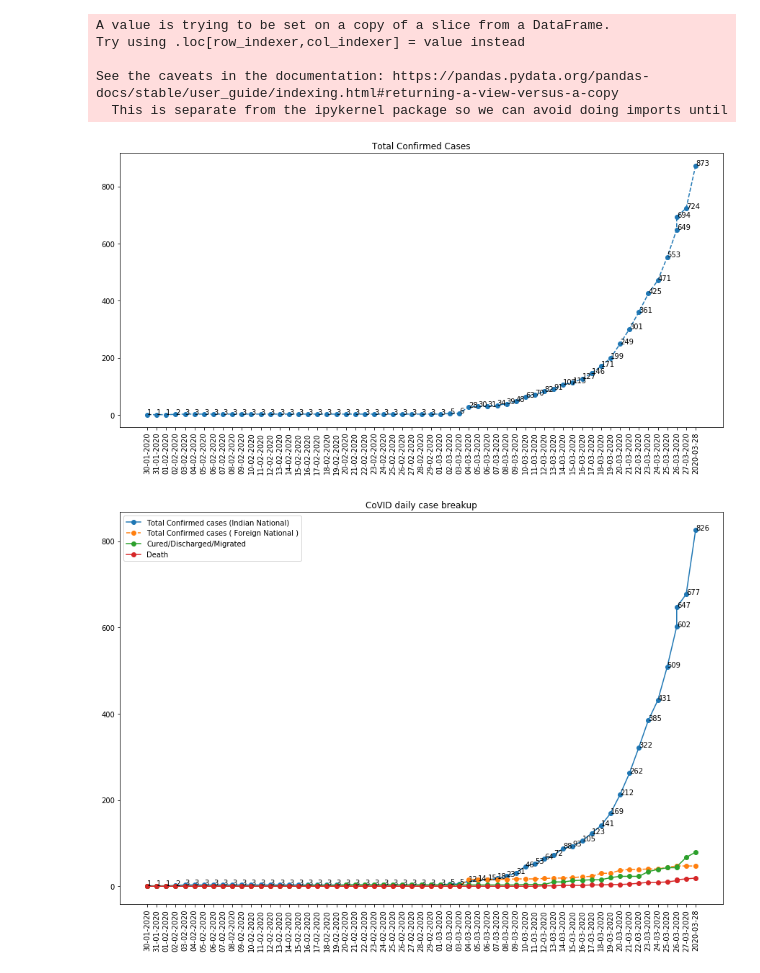
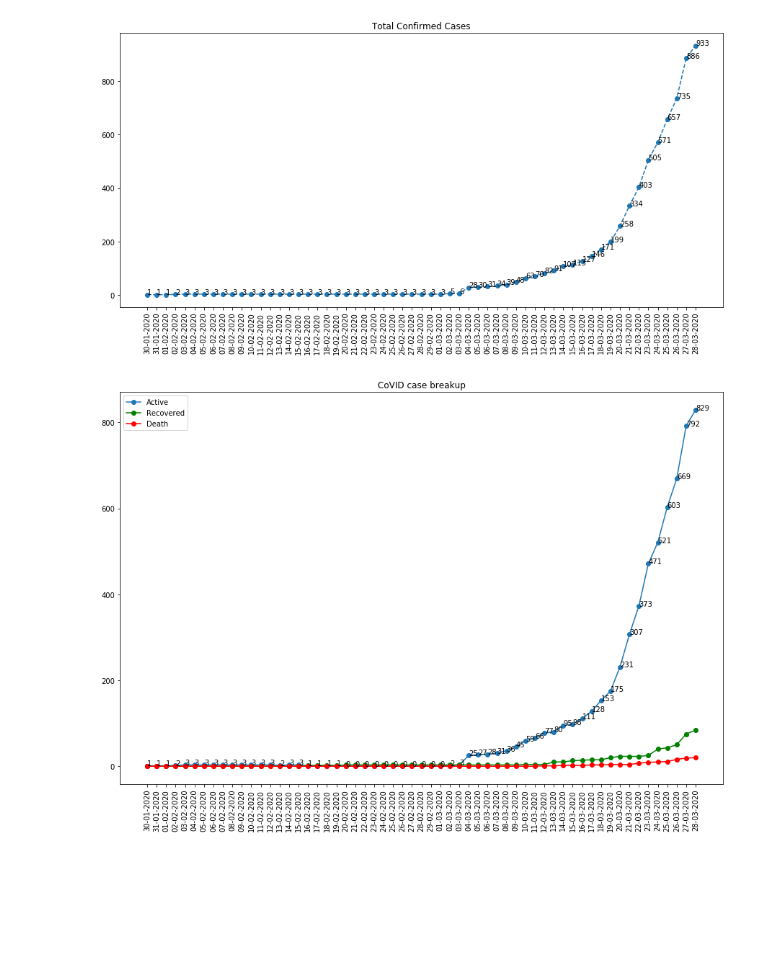
Before and after one commit to rayshu/CoVID-Tracker-India, a Jupyter notebook: Trend Analysis.ipynb, the cells around one changed output. Drawn from its saved outputs; the diff is of its cells as text; code cells hidden in the pictures; blank space fills up the shorter version.

```diff
--- a/Trend Analysis.ipynb
+++ b/Trend Analysis.ipynb
@@ -27,21 +27,13 @@ df.tail(27)
-# %%
-df_total = df.loc[df["Name of State / UT"]=="Total number of confirmed cases in India",:]
-active_list = ['Total Confirmed cases (Indian National)', 'Total Confirmed cases ( Foreign National )']
-df_total["Active"] = df_total[active_list].sum(axis=1)
-# df_total
-# %% [output]
-A value is trying to be set on a copy of a slice from a DataFrame.
-Try using .loc[row_indexer,col_indexer] = value instead
-
-See the caveats in the documentation: https://pandas.pydata.org/pandas-docs/stable/user_guide/indexing.html#returning-a-view-versus-a-copy
-  This is separate from the ipykernel package so we can avoid doing imports until
+# %%
+df_total = df.loc[df["State"]=="Total",:]
+# df_total
 # %%
 fig = plt.figure(figsize=(15,7))
 ax = fig.add_subplot(111)
 ax.set_title('Total Confirmed Cases')
-ax.plot(df_total['Date'], df_total['Active'], marker='o', linestyle='--')
+ax.plot(df_total['Date'], df_total['Confirmed'], marker='o', linestyle='--')
 
-for i,j in zip(df_total['Date'], df_total['Active']):
+for i,j in zip(df_total['Date'], df_total['Confirmed']):
     plt.text(i,j, str(j))
 plt.xticks(rotation=90)
 plt.show()
@@ -49,27 +41,23 @@ plt.show()
 # fig, ax = plt.subplots(figsize=(15,5))
 # sns.plot(x=df_total["Date"], y=df_total['Active'])
 # %% [output]
-[figure, old version]
+[figure, new version]
 # %%
 fig = plt.figure(figsize=(15,10))
 ax = fig.add_subplot(111)
-ax.set_title('CoVID daily case breakup')
-ax.plot(df_total['Date'], df_total['Total Confirmed cases (Indian National)'], marker='o')
-for i,j in zip(df_total['Date'], df_total['Total Confirmed cases (Indian National)']):
+ax.set_title('CoVID case breakup')
+
+ax.plot(df_total['Date'], df_total['Active'], marker='o')
+for i,j in zip(df_total['Date'], df_total['Active']):
     plt.text(i,j, str(j))
 
-ax.plot(df_total['Date'], df_total['Total Confirmed cases ( Foreign National )'], marker='o', linestyle='--')
-# for i,j in zip(df_total['Date'], df_total['Total Confirmed cases ( Foreign National )']):
-#     plt.text(i,j, str(j))
+ax.plot(df_total['Date'], df_total['Recovered'], marker='o', color = 'green')
+ax.plot(df_total['Date'], df_total['Death'], marker='o', color = 'red')
 
-ax.plot(df_total['Date'], df_total['Cured/Discharged/Migrated'], marker='o')
-ax.plot(df_total['Date'], df_total['Death'], marker='o')
-
-plt.legend(['Total Confirmed cases (Indian National)',
-           'Total Confirmed cases ( Foreign National )',
-           'Cured/Discharged/Migrated',
-           'Death'])
+plt.legend(['Active',
+            'Recovered',
+            'Death'])
 plt.xticks(rotation=90)
 plt.show()
 # %% [output]
-[figure, old version]
+[figure, new version]
```
Also changed, not shown: parts of 1 cell of this notebook.
